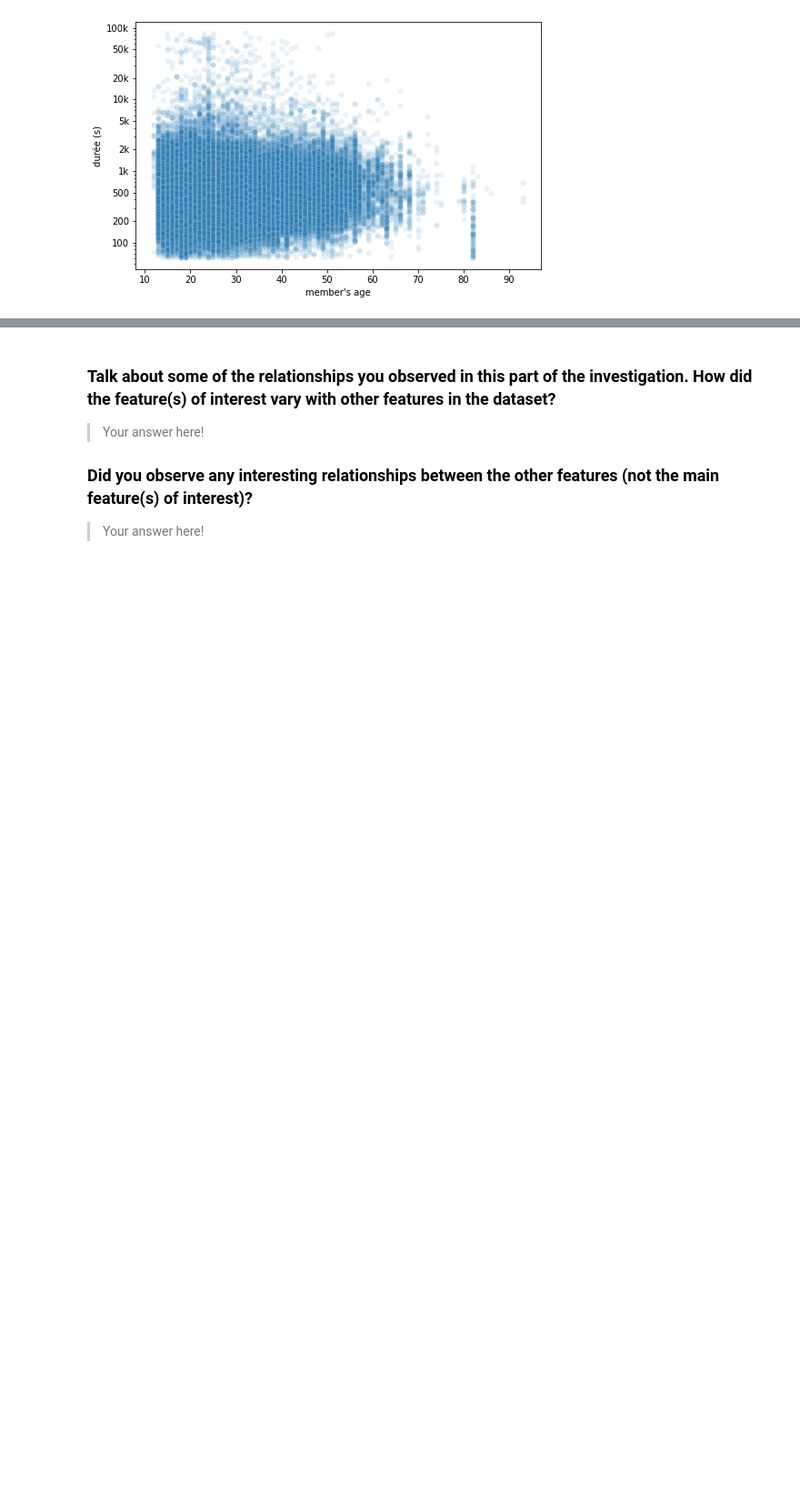
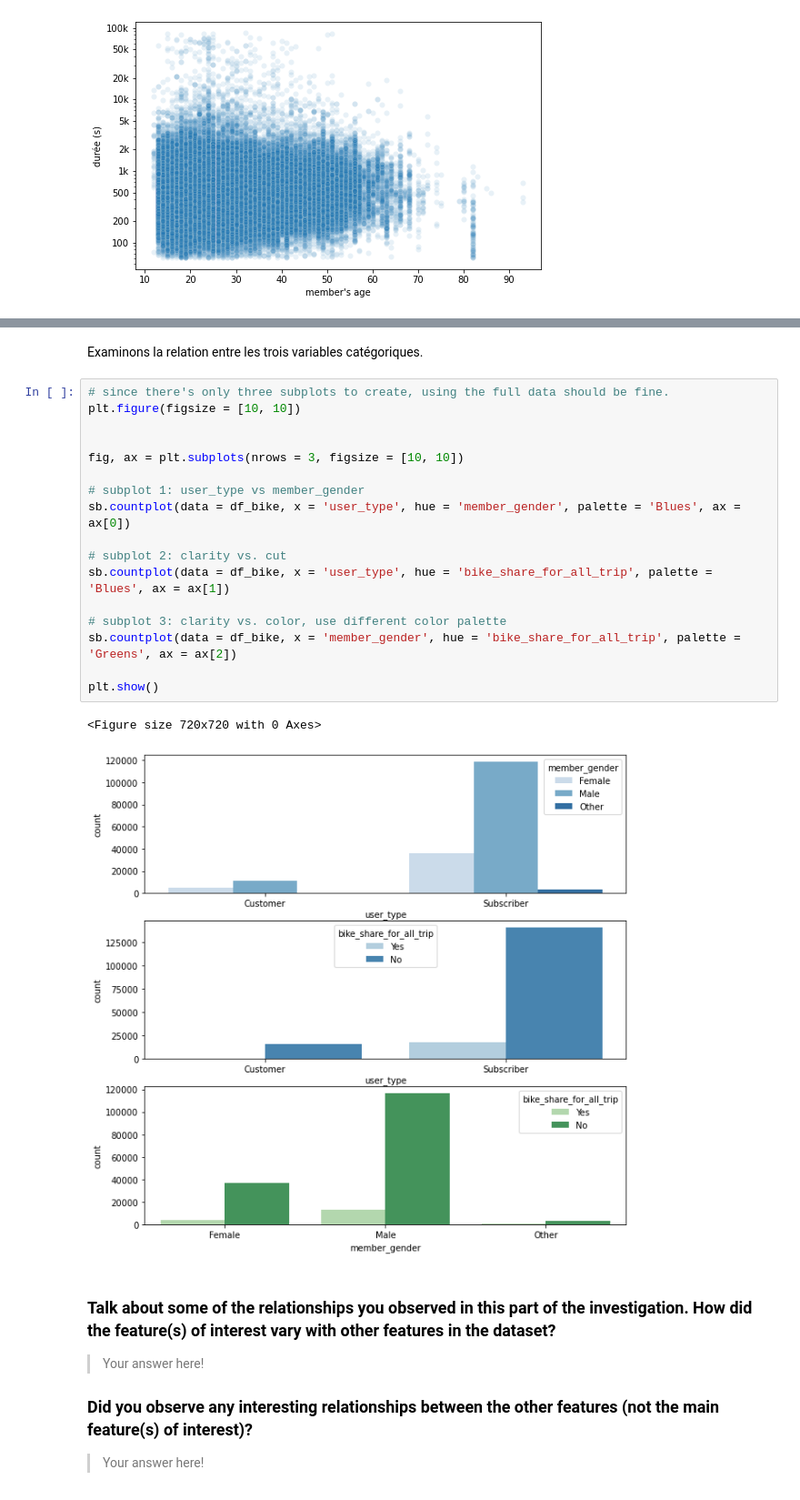
Before and after one commit to ibsom/system_ford_gobike, a Jupyter notebook: Part_I_exploration_FordGoBike.ipynb, the cells around one changed output, grey strips where cells are left out. Shown at 91% size. Saved outputs shown, nothing was run; the diff lists cells and outputs as text; blank space fills up the shorter version.

```diff
--- a/Part_I_exploration_FordGoBike.ipynb
+++ b/Part_I_exploration_FordGoBike.ipynb
@@ -436,3 +468,25 @@ aucune corrélation n'est remarqué entre les deux variables mais un fait intér
+# %% [markdown]
+Examinons la relation entre les trois variables catégoriques.
+# %%
+# since there's only three subplots to create, using the full data should be fine.
+plt.figure(figsize = [10, 10])
+
+
+fig, ax = plt.subplots(nrows = 3, figsize = [10, 10])
+
+# subplot 1: user_type vs member_gender
+sb.countplot(data = df_bike, x = 'user_type', hue = 'member_gender', palette = 'Blues', ax = ax[0])
+
+# subplot 2: clarity vs. cut
+sb.countplot(data = df_bike, x = 'user_type', hue = 'bike_share_for_all_trip', palette = 'Blues', ax = ax[1])
+
+# subplot 3: clarity vs. color, use different color palette
+sb.countplot(data = df_bike, x = 'member_gender', hue = 'bike_share_for_all_trip', palette = 'Greens', ax = ax[2])
+
+plt.show()
+# %% [output]
+<Figure size 720x720 with 0 Axes>
+[figure, added]
 # %% [markdown]
 ### Talk about some of the relationships you observed in this part of the investigation. How did the feature(s) of interest vary with other features in the dataset?
 
```
Also changed, not shown: parts of 6 cells of this notebook.
